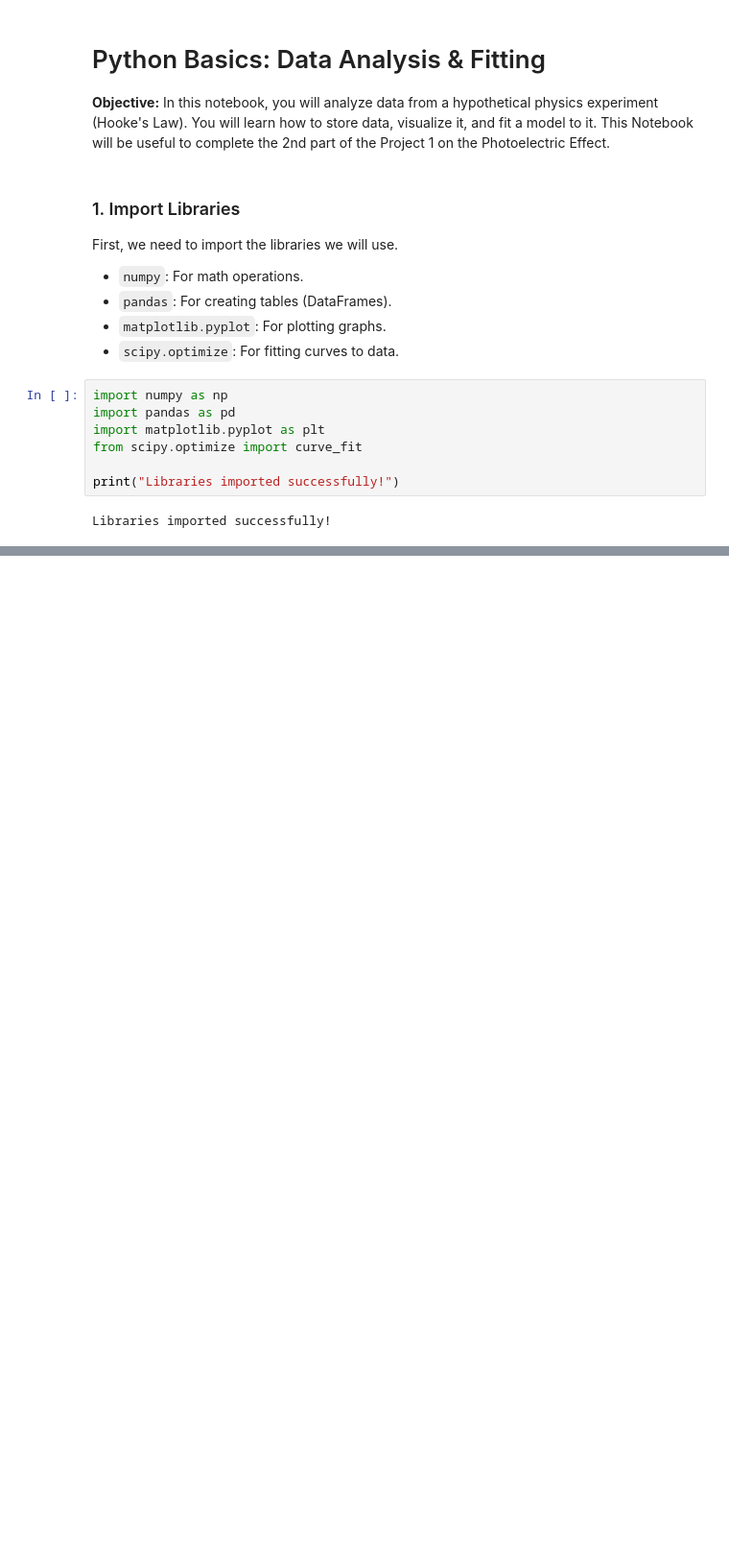
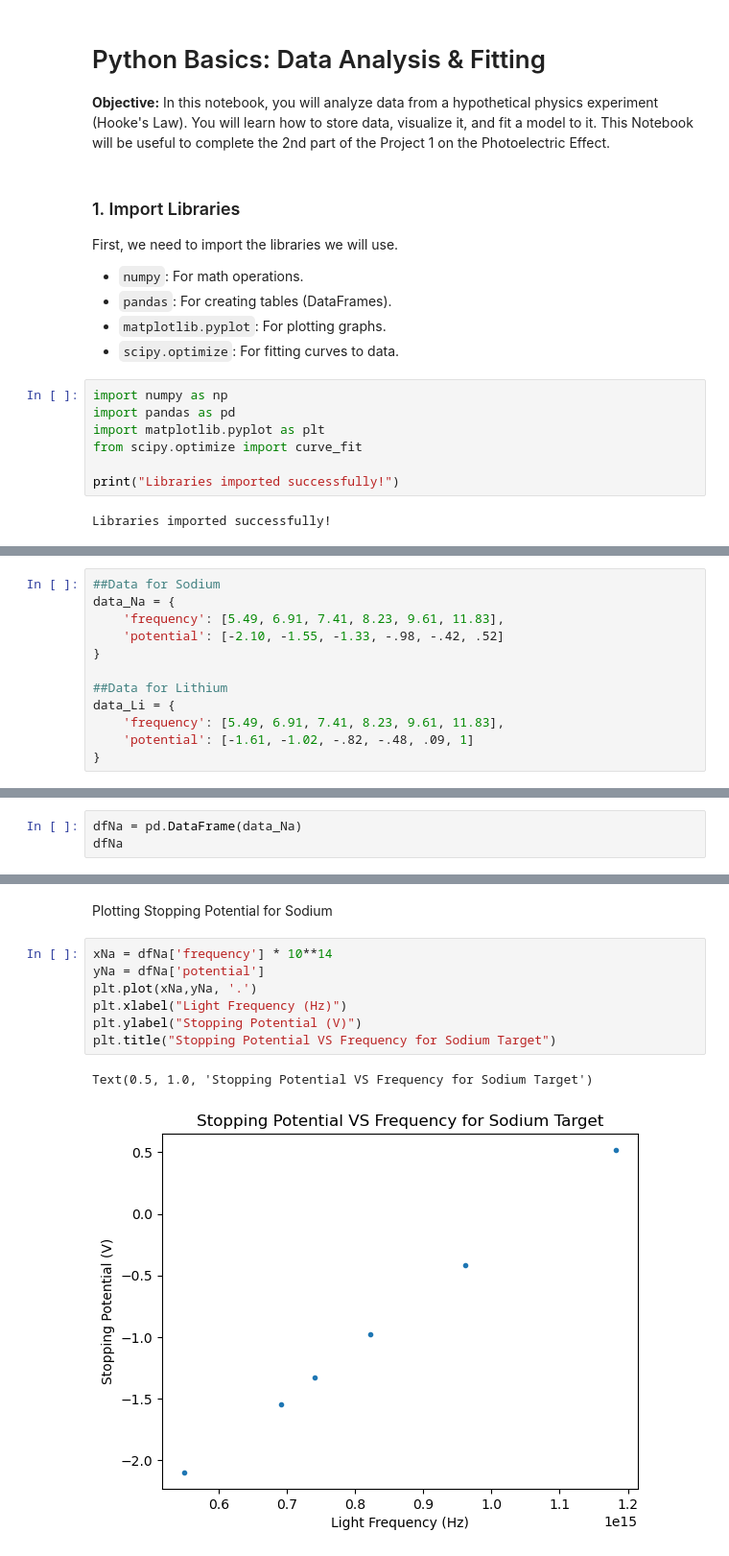
Before and after one commit to axu1-eng/QuantumMechanicsProject1, a Jupyter notebook: Part_2_Code.ipynb, the cells around one changed output, grey strips where cells are left out. Shown at 96% size. Drawn from its saved outputs; the diff is of its cells as text; blank space fills up the shorter version.

Commit message:
Added potential vs frequency graphs for Sodium and Lithium targets

```diff
--- a/Part_2_Code.ipynb
+++ b/Part_2_Code.ipynb
@@ -19,0 +22,12 @@ Libraries imported successfully!
+# %%
+##Data for Sodium
+data_Na = {
+    'frequency': [5.49, 6.91, 7.41, 8.23, 9.61, 11.83],
+    'potential': [-2.10, -1.55, -1.33, -.98, -.42, .52]
+}
+
+##Data for Lithium
+data_Li = {
+    'frequency': [5.49, 6.91, 7.41, 8.23, 9.61, 11.83],
+    'potential': [-1.61, -1.02, -.82, -.48, .09, 1]
+}
@@ -19,0 +36,3 @@ Libraries imported successfully!
+# %%
+dfNa = pd.DataFrame(data_Na)
+dfNa
@@ -19,0 +58,12 @@ Libraries imported successfully!
+# %% [markdown]
+Plotting Stopping Potential for Sodium
+# %%
+xNa = dfNa['frequency'] * 10**14
+yNa = dfNa['potential']
+plt.plot(xNa,yNa, '.')
+plt.xlabel("Light Frequency (Hz)")
+plt.ylabel("Stopping Potential (V)")
+plt.title("Stopping Potential VS Frequency for Sodium Target")
+# %% [output]
+Text(0.5, 1.0, 'Stopping Potential VS Frequency for Sodium Target')
+[figure, added]
```
Also changed, not shown: parts of 5 cells of this notebook.
